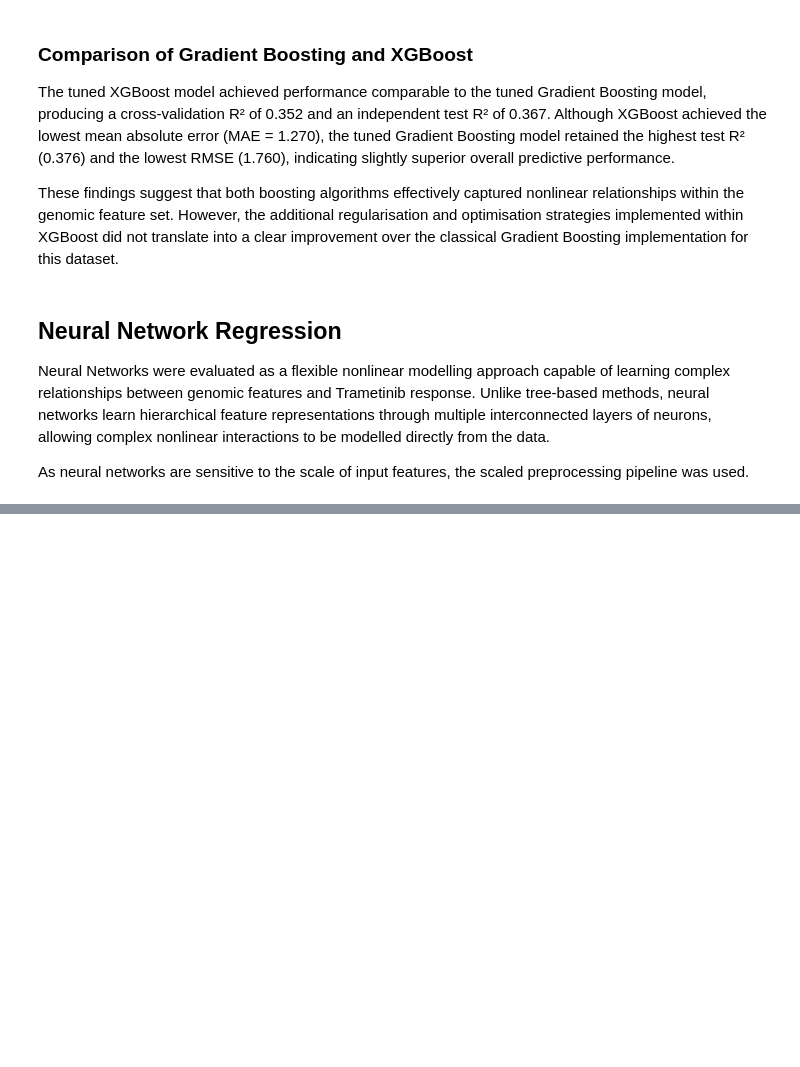
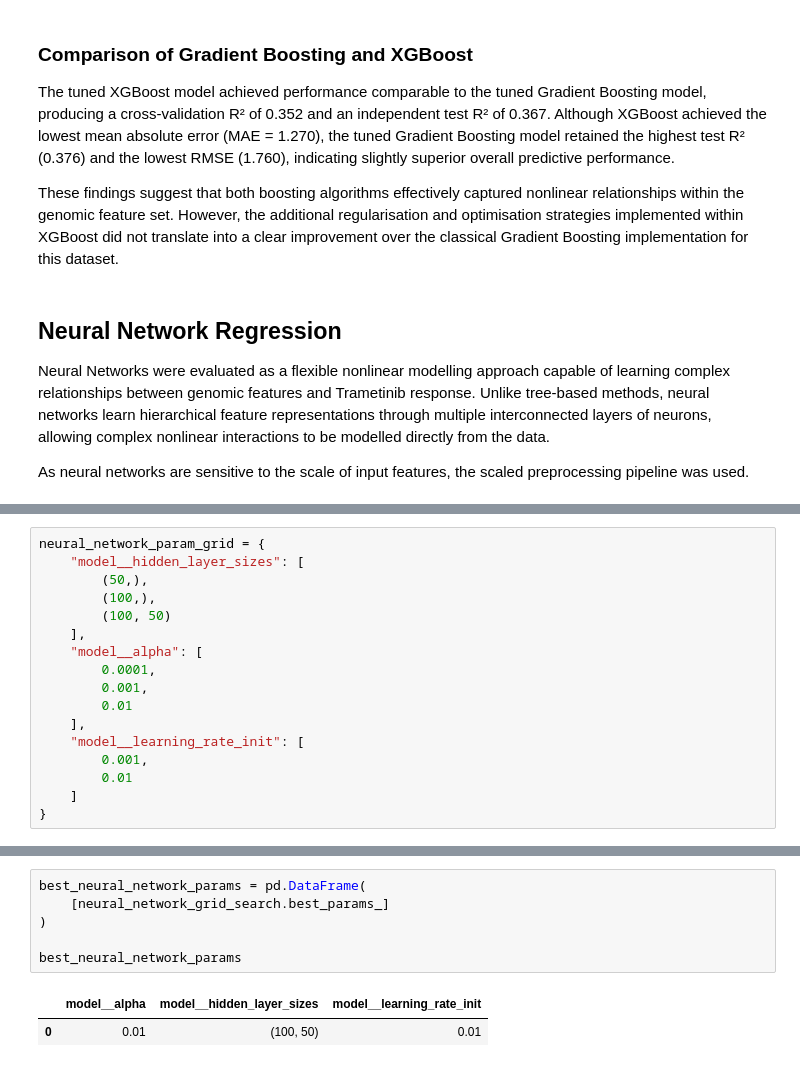
Before and after one commit to carolinemalaihull/trametinib-drug-response-ml, a Jupyter notebook: notebooks/02_feature_engineering.ipynb, the cells around one changed output, grey strips where cells are left out. Saved outputs shown, nothing was run; the diff lists cells and outputs as text; blank space fills up the shorter version.

```diff
--- a/notebooks/02_feature_engineering.ipynb
+++ b/notebooks/02_feature_engineering.ipynb
@@ -1397,0 +1467,17 @@ As neural networks are sensitive to the scale of input features, the scaled prep
+# %%
+neural_network_param_grid = {
+    "model__hidden_layer_sizes": [
+        (50,),
+        (100,),
+        (100, 50)
+    ],
+    "model__alpha": [
+        0.0001,
+        0.001,
+        0.01
+    ],
+    "model__learning_rate_init": [
+        0.001,
+        0.01
+    ]
+}
@@ -1397,0 +1528,9 @@ As neural networks are sensitive to the scale of input features, the scaled prep
+# %%
+best_neural_network_params = pd.DataFrame(
+    [neural_network_grid_search.best_params_]
+)
+
+best_neural_network_params
+# %% [output]
+|  | model__alpha | model__hidden_layer_sizes | model__learning_rate_init |
+| 0 | 0.01 | (100, 50) | 0.01 |
```
Also changed, not shown: parts of 7 cells of this notebook.
